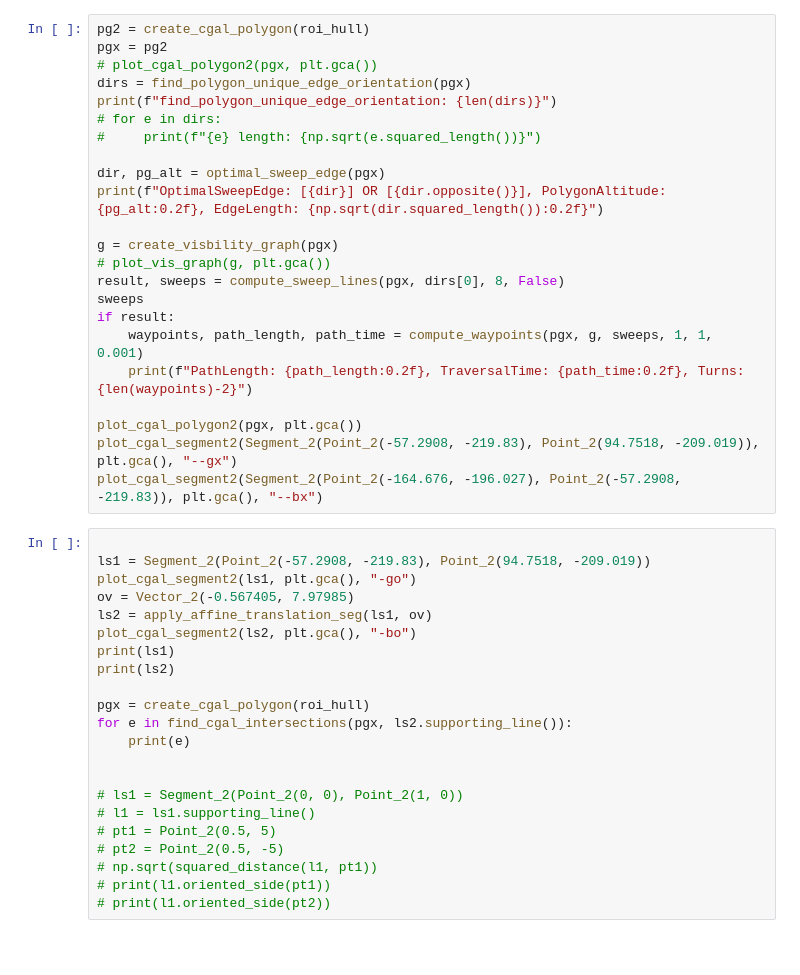
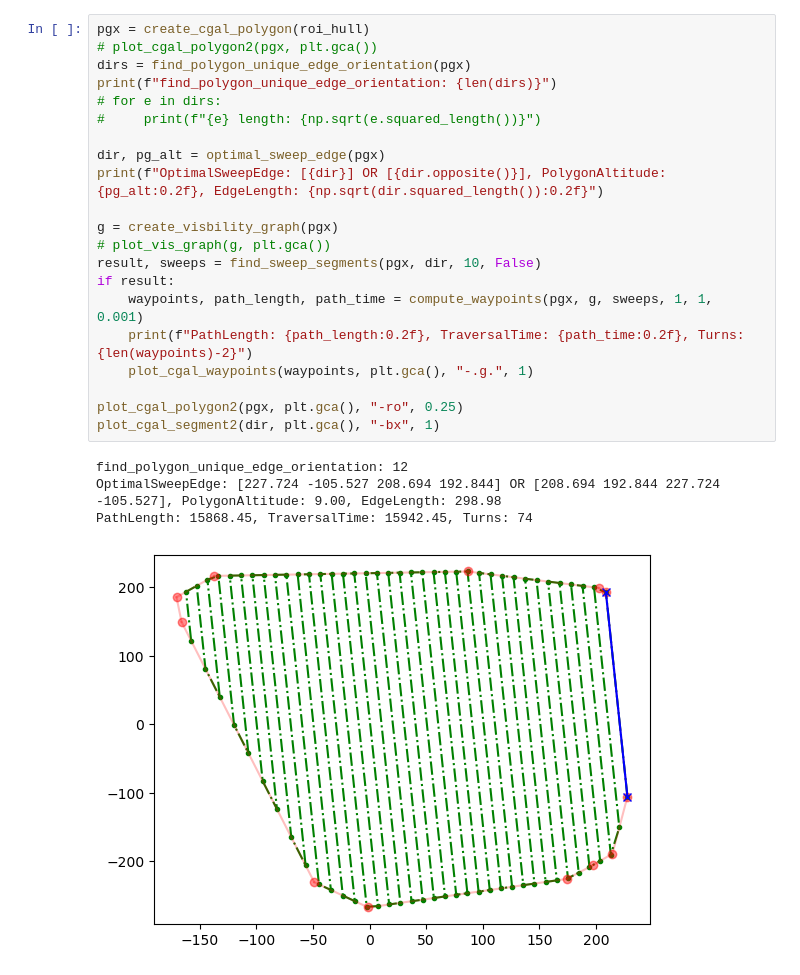
Before and after one commit to dringakn/ROSExamples, a Jupyter notebook: script/cpp_playground.ipynb, the cells around one changed output. Saved outputs shown, nothing was run; the diff lists cells and outputs as text; blank space fills up the shorter version.

Commit message:
Polygon analysis

```diff
--- a/script/cpp_playground.ipynb
+++ b/script/cpp_playground.ipynb
@@ -790,47 +913,28 @@ PathLength: 9.41, TraversalTime: 17.19, Turns: 8
 # %%
-pg2 = create_cgal_polygon(roi_hull)
-pgx = pg2
+pgx = create_cgal_polygon(roi_hull)
 # plot_cgal_polygon2(pgx, plt.gca())
 dirs = find_polygon_unique_edge_orientation(pgx)
 print(f"find_polygon_unique_edge_orientation: {len(dirs)}")
 # for e in dirs:
 #     print(f"{e} length: {np.sqrt(e.squared_length())}")
 
 dir, pg_alt = optimal_sweep_edge(pgx)
 print(f"OptimalSweepEdge: [{dir}] OR [{dir.opposite()}], PolygonAltitude: {pg_alt:0.2f}, EdgeLength: {np.sqrt(dir.squared_length()):0.2f}")
 
 g = create_visbility_graph(pgx)
 # plot_vis_graph(g, plt.gca())
-result, sweeps = compute_sweep_lines(pgx, dirs[0], 8, False)
-sweeps
+result, sweeps = find_sweep_segments(pgx, dir, 10, False)
 if result:
     waypoints, path_length, path_time = compute_waypoints(pgx, g, sweeps, 1, 1, 0.001)
     print(f"PathLength: {path_length:0.2f}, TraversalTime: {path_time:0.2f}, Turns: {len(waypoints)-2}")
+    plot_cgal_waypoints(waypoints, plt.gca(), "-.g.", 1)
 
-plot_cgal_polygon2(pgx, plt.gca())
-plot_cgal_segment2(Segment_2(Point_2(-57.2908, -219.83), Point_2(94.7518, -209.019)), plt.gca(), "--gx")
-plot_cgal_segment2(Segment_2(Point_2(-164.676, -196.027), Point_2(-57.2908, -219.83)), plt.gca(), "--bx")
+plot_cgal_polygon2(pgx, plt.gca(), "-ro", 0.25)
+plot_cgal_segment2(dir, plt.gca(), "-bx", 1)
+# %% [output]
+find_polygon_unique_edge_orientation: 12
+OptimalSweepEdge: [227.724 -105.527 208.694 192.844] OR [208.694 192.844 227.724 -105.527], PolygonAltitude: 9.00, EdgeLength: 298.98
+PathLength: 15868.45, TraversalTime: 15942.45, Turns: 74
+[figure, added]
-# %%
-
-ls1 = Segment_2(Point_2(-57.2908, -219.83), Point_2(94.7518, -209.019))
-plot_cgal_segment2(ls1, plt.gca(), "-go")
-ov = Vector_2(-0.567405, 7.97985)
-ls2 = apply_affine_translation_seg(ls1, ov)
-plot_cgal_segment2(ls2, plt.gca(), "-bo")
-print(ls1)
-print(ls2)
-
-pgx = create_cgal_polygon(roi_hull)
-for e in find_cgal_intersections(pgx, ls2.supporting_line()):
-    print(e)
-
-
-# ls1 = Segment_2(Point_2(0, 0), Point_2(1, 0))
-# l1 = ls1.supporting_line()
-# pt1 = Point_2(0.5, 5)
-# pt2 = Point_2(0.5, -5)
-# np.sqrt(squared_distance(l1, pt1))
-# print(l1.oriented_side(pt1))
-# print(l1.oriented_side(pt2))
 # %%
 # Degnearate issue with pg9 (cross shape)
```
Also changed, not shown: parts of 4 cells of this notebook, 7 other files.
